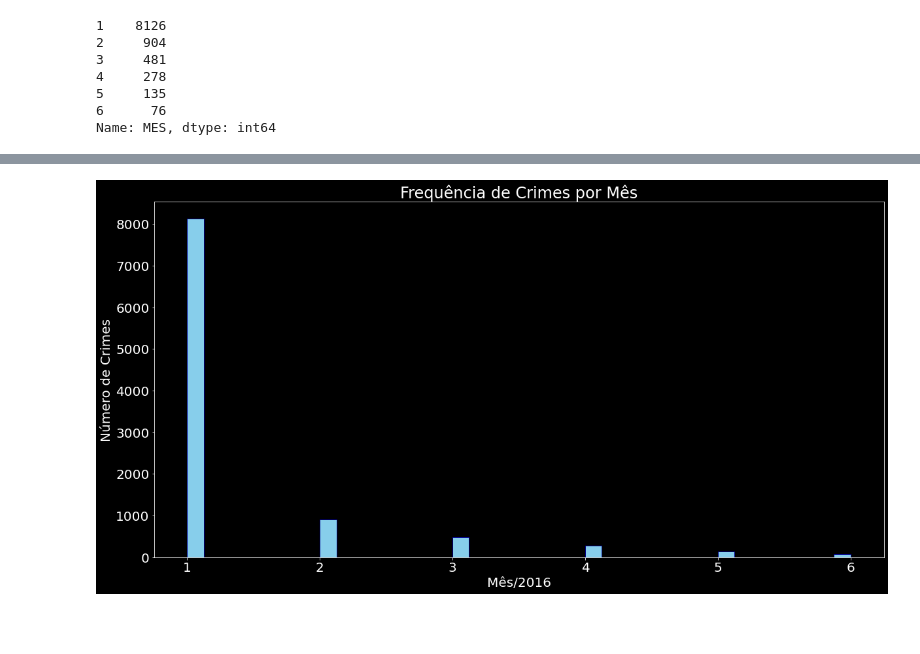
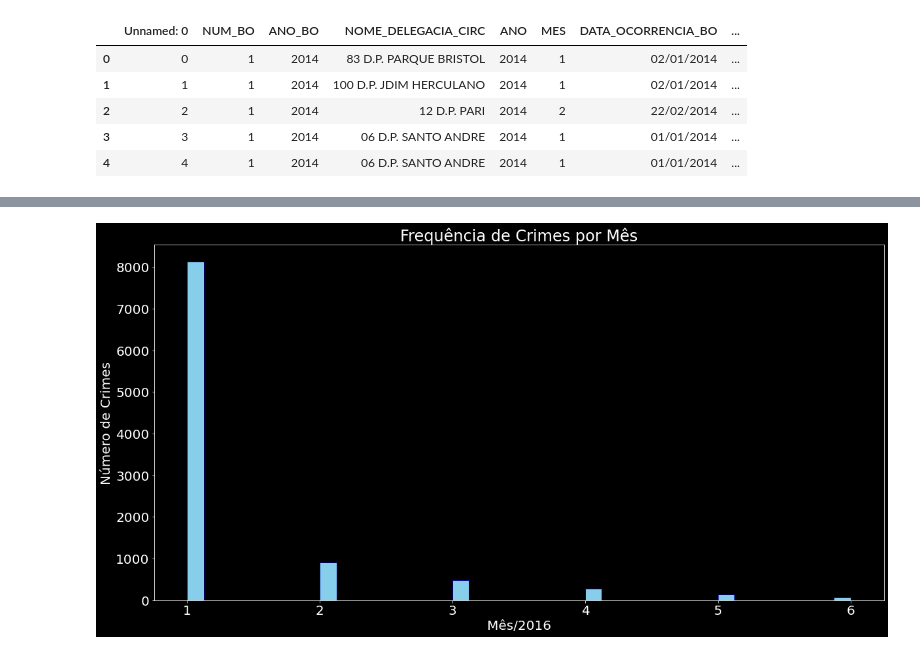
Before and after one commit to debora28/pi-2020.2, a Jupyter notebook: 07_12_Crime_E2.ipynb, the cells around one changed output, grey strips where cells are left out. Drawn from its saved outputs; the diff is of its cells as text; code cells hidden in the pictures; blank space fills up the shorter version.

```diff
--- a/07_12_Crime_E2.ipynb
+++ b/07_12_Crime_E2.ipynb
@@ -392,10 +71,0 @@ data2.describe()
-# %%
-data2['MES'].value_counts()
-# %% [output]
-1    8126
-2     904
-3     481
-4     278
-5     135
-6      76
-Name: MES, dtype: int64
@@ -404,0 +72,11 @@ delito = data2["RUBRICA"]
+# %%
+data = data.drop(columns=['ID_DELEGACIA','NOME_DEPARTAMENTO', 'NOME_SECCIONAL','DELEGACIA','NOME_DEPARTAMENTO_CIRC','NOME_SECCIONAL_CIRC','FLAG_STATUS','DESDOBRAMENTO','NUMERO_LOGRADOURO','FLAG_STATUS.1'])
+data.to_csv('data_semDesdob.csv', index= False)
+data.head()
+# %% [output]
+|  | Unnamed: 0 | NUM_BO | ANO_BO | NOME_DELEGACIA_CIRC | ANO | MES | DATA_OCORRENCIA_BO | ... |
+| 0 | 0 | 1 | 2014 | 83 D.P. PARQUE BRISTOL | 2014 | 1 | 02/01/2014 | ... |
+| 1 | 1 | 1 | 2014 | 100 D.P. JDIM HERCULANO | 2014 | 1 | 02/01/2014 | ... |
+| 2 | 2 | 1 | 2014 | 12 D.P. PARI | 2014 | 2 | 22/02/2014 | ... |
+| 3 | 3 | 1 | 2014 | 06 D.P. SANTO ANDRE | 2014 | 1 | 01/01/2014 | ... |
+| 4 | 4 | 1 | 2014 | 06 D.P. SANTO ANDRE | 2014 | 1 | 01/01/2014 | ... |
```
Also changed, not shown: parts of 86 cells of this notebook.
